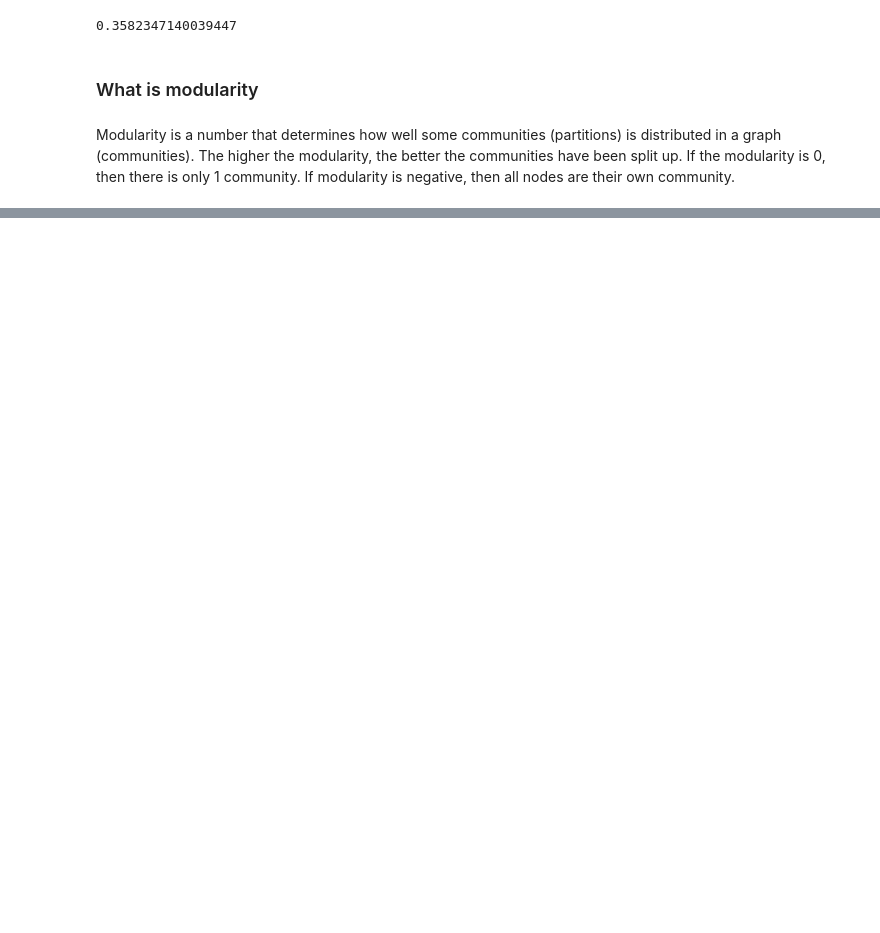
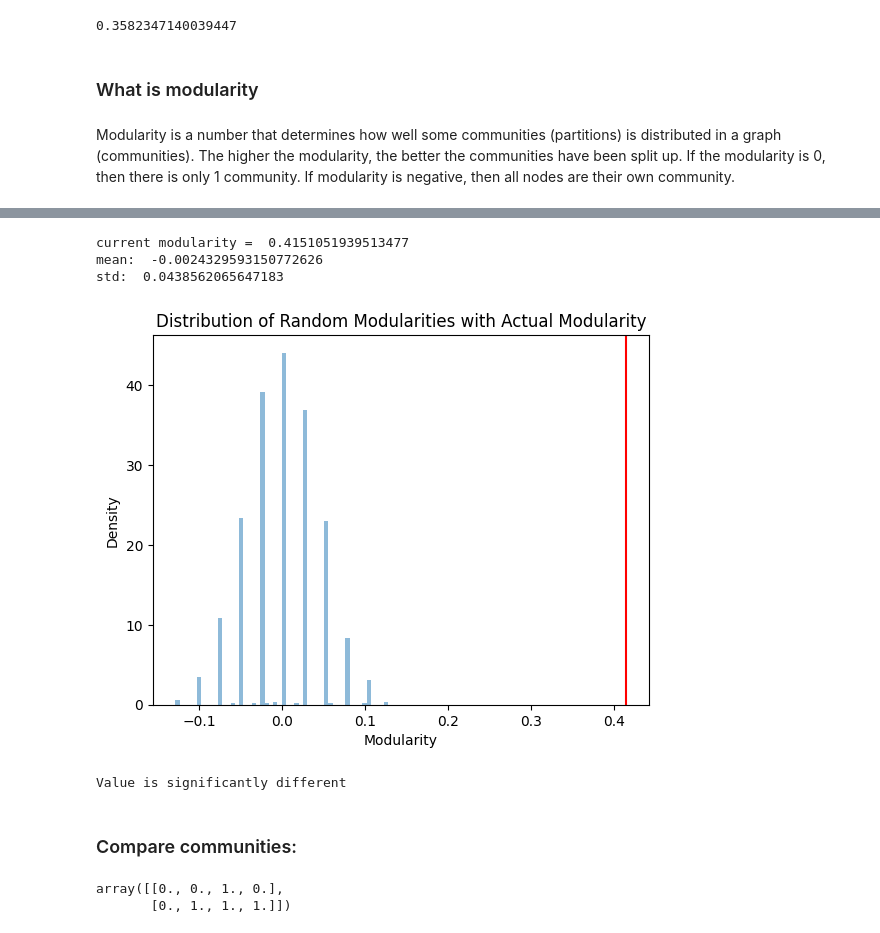
Before and after one commit to FabianScott/ComSoc, a Jupyter notebook: Week_6/modularity_karate.ipynb, the cells around one changed output, grey strips where cells are left out. Cells and saved outputs as stored; diff of their text form; code cells hidden in the pictures; blank space fills up the shorter version.

```diff
--- a/Week_6/modularity_karate.ipynb
+++ b/Week_6/modularity_karate.ipynb
@@ -46,0 +172,18 @@ Modularity is a number that determines how well some communities (partitions) is
+# %%
+louvain_modularity = modularity(G, louvain_partitions)
+is_significantly_dif_from_zero(G, louvain_modularity)
+# %% [output]
+current modularity =  0.4151051939513477
+mean:  -0.0024329593150772626
+std:  0.0438562065647183
+[figure, added]
+Value is significantly different
+# %% [markdown]
+### Compare communities:
+# %%
+# number of communities from louvain is 4
+D = np.ndarray((2, 4))
+D
+# %% [output]
+array([[0., 0., 1., 0.],
+       [0., 1., 1., 1.]])
```
Also changed, not shown: parts of 16 cells of this notebook.
